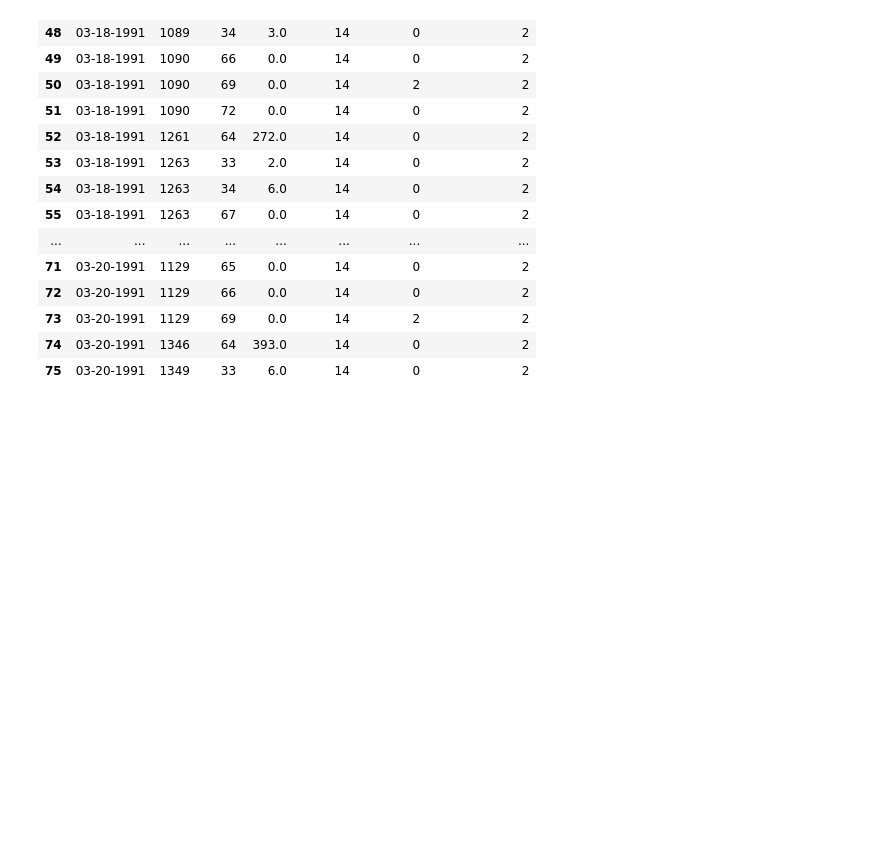
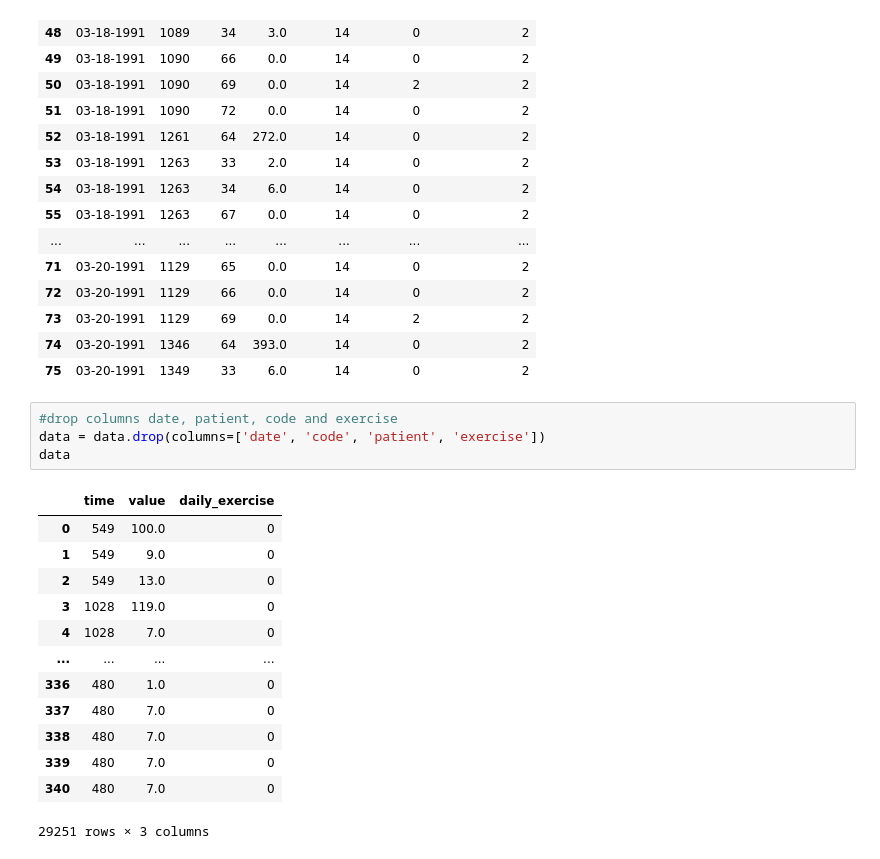
Before and after one commit to elisakaisa/blood_glucose_ML, a Jupyter notebook: project1.ipynb, the cells around one changed output. Drawn from its saved outputs; the diff is of its cells as text; blank space fills up the shorter version.

```diff
--- a/project1.ipynb
+++ b/project1.ipynb
@@ -160,3 +167,21 @@ data.iloc[4500:4530, :]
 | 73 | 03-20-1991 | 1129 | 69 | 0.0 | 14 | 2 | 2 |
 | 74 | 03-20-1991 | 1346 | 64 | 393.0 | 14 | 0 | 2 |
 | 75 | 03-20-1991 | 1349 | 33 | 6.0 | 14 | 0 | 2 |
+# %%
+#drop columns date, patient, code and exercise
+data = data.drop(columns=['date', 'code', 'patient', 'exercise'])
+data
+# %% [output]
+|  | time | value | daily_exercise |
+| 0 | 549 | 100.0 | 0 |
+| 1 | 549 | 9.0 | 0 |
+| 2 | 549 | 13.0 | 0 |
+| 3 | 1028 | 119.0 | 0 |
+| 4 | 1028 | 7.0 | 0 |
+| ... | ... | ... | ... |
+| 336 | 480 | 1.0 | 0 |
+| 337 | 480 | 7.0 | 0 |
+| 338 | 480 | 7.0 | 0 |
+| 339 | 480 | 7.0 | 0 |
+| 340 | 480 | 7.0 | 0 |
+29251 rows × 3 columns
```
Also changed, not shown: parts of 11 cells of this notebook.
